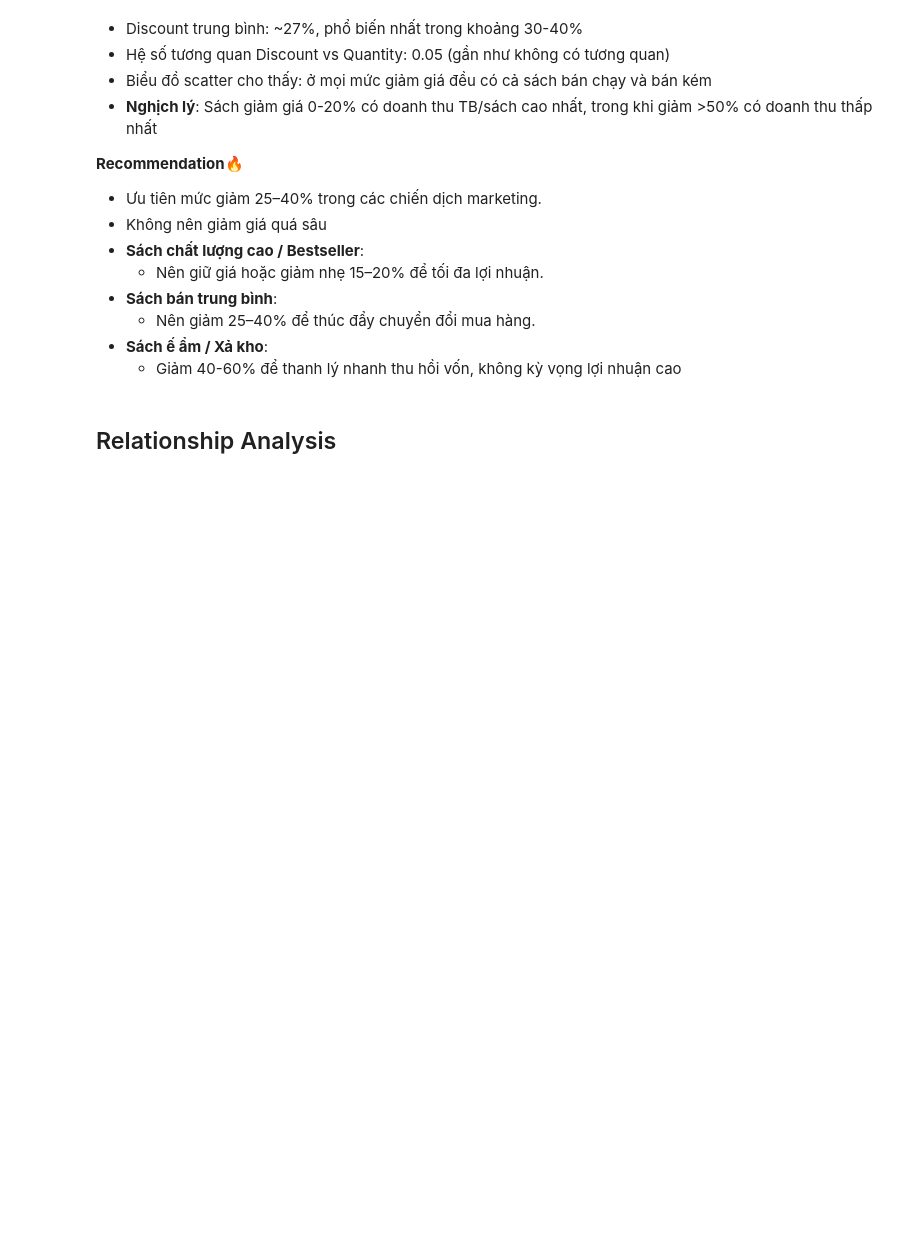
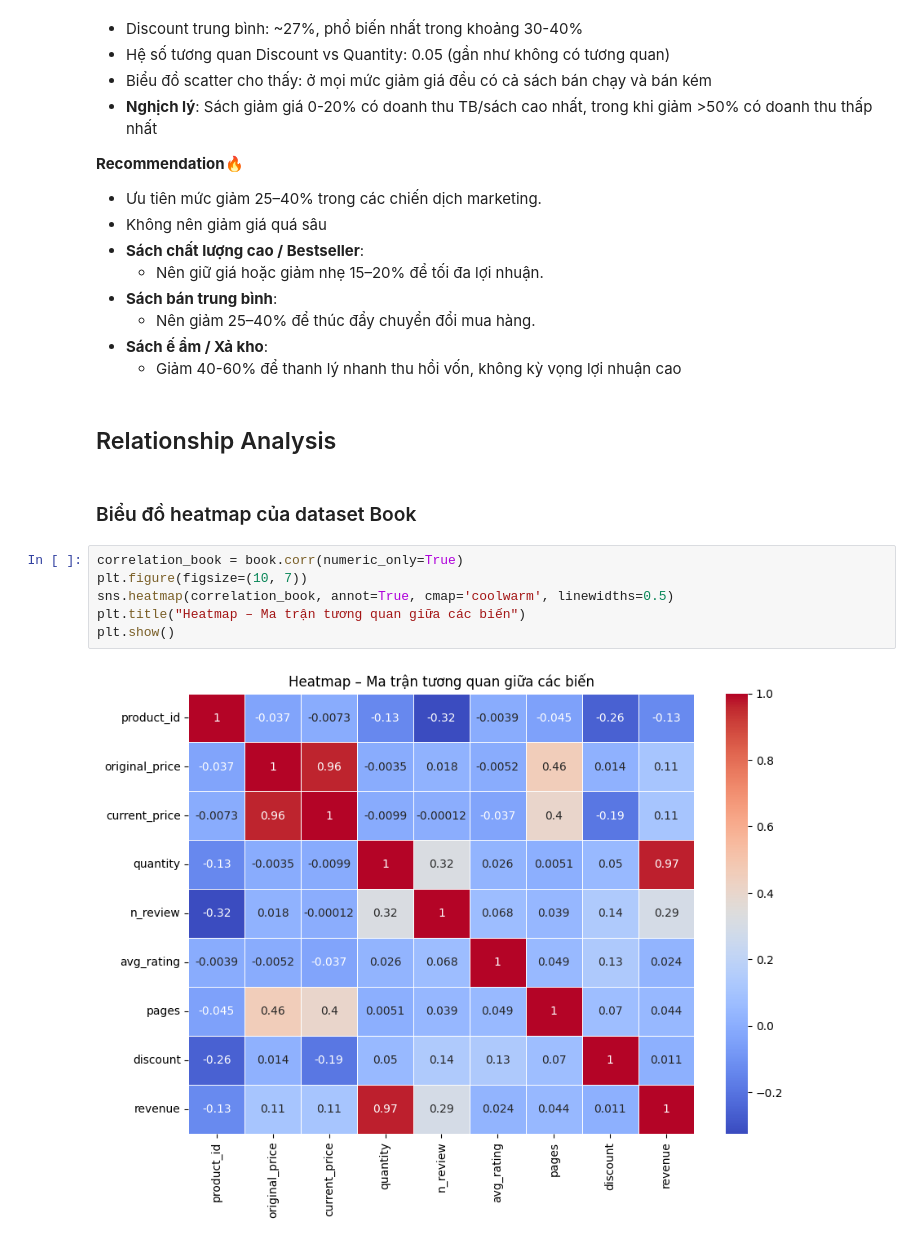
Before and after one commit to chgiabao04/cn-da22tta-chaugiabao-bookdata-machinelearning, a Jupyter notebook: src/eda.ipynb, the cells around one changed output. Cells and saved outputs as stored; diff of their text form; blank space fills up the shorter version.

```diff
--- a/src/eda.ipynb
+++ b/src/eda.ipynb
@@ -632,3 +632,13 @@ Giảm giá khoảng 25–40% là mức tối ưu để tối đa hóa doanh thu
   - Giảm 40-60% để thanh lý nhanh thu hồi vốn, không kỳ vọng lợi nhuận cao
 # %% [markdown]
 ##  Relationship Analysis
+# %% [markdown]
+### Biểu đồ heatmap của dataset Book
+# %%
+correlation_book = book.corr(numeric_only=True)
+plt.figure(figsize=(10, 7))
+sns.heatmap(correlation_book, annot=True, cmap='coolwarm', linewidths=0.5)
+plt.title("Heatmap – Ma trận tương quan giữa các biến")
+plt.show()
+# %% [output]
+[figure, added]
```
Also changed, not shown: parts of 16 cells of this notebook.
